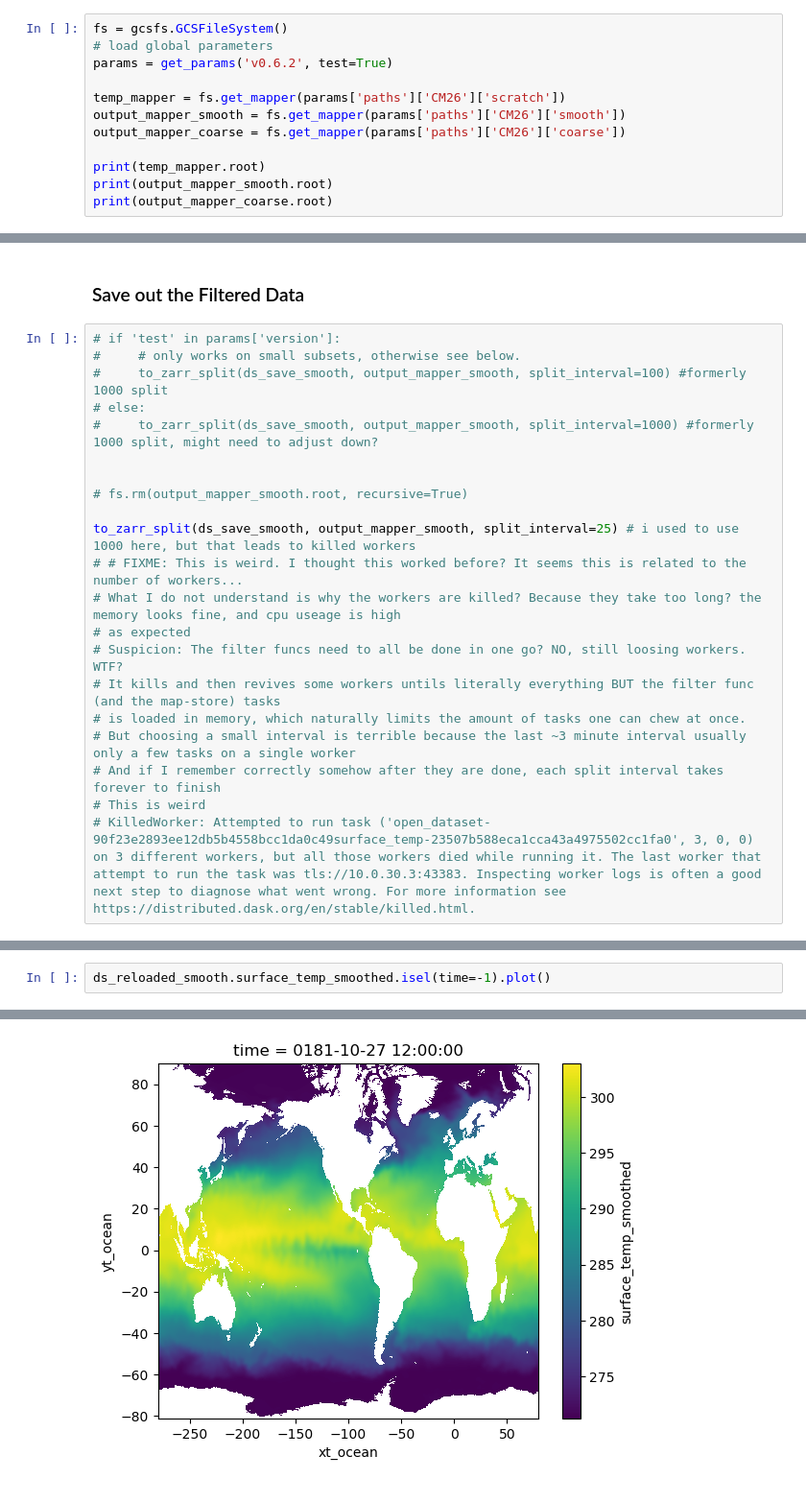
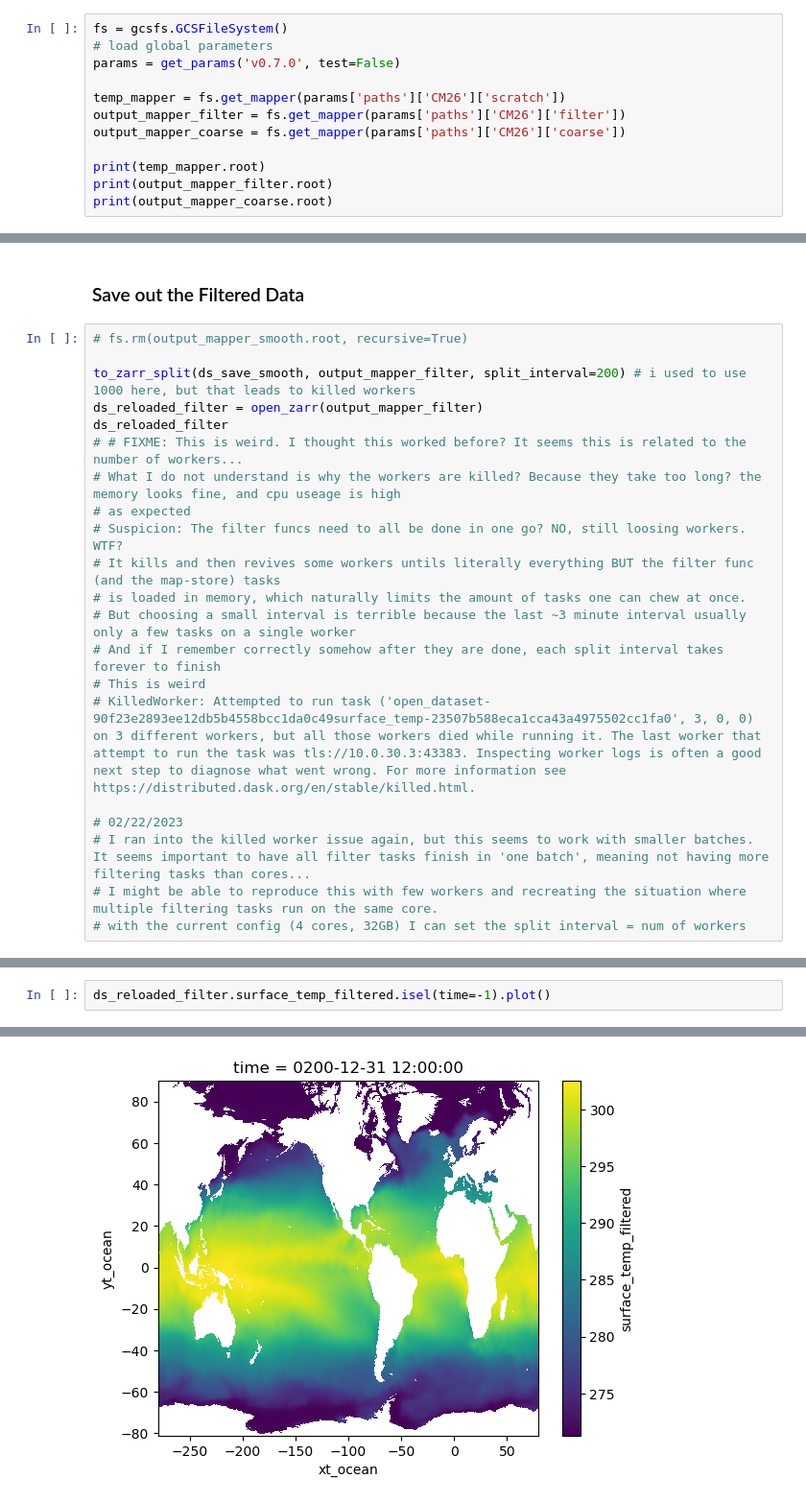
Before and after one commit to ocean-transport/scale-aware-air-sea, a Jupyter notebook: pipeline/step_1_cm26_combine_filter_inputs.ipynb, the cells around one changed output, grey strips where cells are left out. Shown at 96% size. Drawn from its saved outputs; the diff is of its cells as text.

```diff
--- a/pipeline/step_1_cm26_combine_filter_inputs.ipynb
+++ b/pipeline/step_1_cm26_combine_filter_inputs.ipynb
@@ -24,13 +18,13 @@ from scale_aware_air_sea.parameters import get_params
 # %%
 fs = gcsfs.GCSFileSystem()
 # load global parameters
-params = get_params('v0.6.2', test=True)
+params = get_params('v0.7.0', test=False)
 
 temp_mapper = fs.get_mapper(params['paths']['CM26']['scratch'])
-output_mapper_smooth = fs.get_mapper(params['paths']['CM26']['smooth'])
+output_mapper_filter = fs.get_mapper(params['paths']['CM26']['filter'])
 output_mapper_coarse = fs.get_mapper(params['paths']['CM26']['coarse'])
 
 print(temp_mapper.root)
-print(output_mapper_smooth.root)
+print(output_mapper_filter.root)
 print(output_mapper_coarse.root)
 # %% [output]
@@ -336,16 +279,11 @@ print(f"{ds_save_smooth.nbytes/1e12} TB")
 # %% [markdown]
 ### Save out the Filtered Data
 # %%
-# if 'test' in params['version']:
-#     # only works on small subsets, otherwise see below.
-#     to_zarr_split(ds_save_smooth, output_mapper_smooth, split_interval=100) #formerly 1000 split
-# else:
-#     to_zarr_split(ds_save_smooth, output_mapper_smooth, split_interval=1000) #formerly 1000 split, might need to adjust down?
-
-
 # fs.rm(output_mapper_smooth.root, recursive=True)
 
-to_zarr_split(ds_save_smooth, output_mapper_smooth, split_interval=25) # i used to use 1000 here, but that leads to killed workers
+to_zarr_split(ds_save_smooth, output_mapper_filter, split_interval=200) # i used to use 1000 here, but that leads to killed workers
+ds_reloaded_filter = open_zarr(output_mapper_filter)
+ds_reloaded_filter
 # # FIXME: This is weird. I thought this worked before? It seems this is related to the number of workers...
 # What I do not understand is why the workers are killed? Because they take too long? the memory looks fine, and cpu useage is high
 # as expected
@@ -356,4 +294,9 @@ to_zarr_split(ds_save_smooth, output_mapper_smooth, split_interval=25) # i used
 # And if I remember correctly somehow after they are done, each split interval takes forever to finish
 # This is weird
 # KilledWorker: Attempted to run task ('open_dataset-90f23e2893ee12db5b4558bcc1da0c49surface_temp-23507b588eca1cca43a4975502cc1fa0', 3, 0, 0) on 3 different workers, but all those workers died while running it. The last worker that attempt to run the task was tls://10.0.30.3:43383. Inspecting worker logs is often a good next step to diagnose what went wrong. For more information see https://distributed.dask.org/en/stable/killed.html.
+
+# 02/22/2023
+# I ran into the killed worker issue again, but this seems to work with smaller batches. It seems important to have all filter tasks finish in 'one batch', meaning not having more filtering tasks than cores...
+# I might be able to reproduce this with few workers and recreating the situation where multiple filtering tasks run on the same core.
+# with the current config (4 cores, 32GB) I can set the split interval = num of workers
 # %% [output]
@@ -382,5 +325,5 @@ Attributes:
 # %%
-ds_reloaded_smooth.surface_temp_smoothed.isel(time=-1).plot()
+ds_reloaded_filter.surface_temp_filtered.isel(time=-1).plot()
 # %% [output]
 <matplotlib.collections.QuadMesh at 0x...>
-[figure, old version]
+[figure, new version]
```
Also changed, not shown: parts of 25 cells of this notebook, 8 other files.
